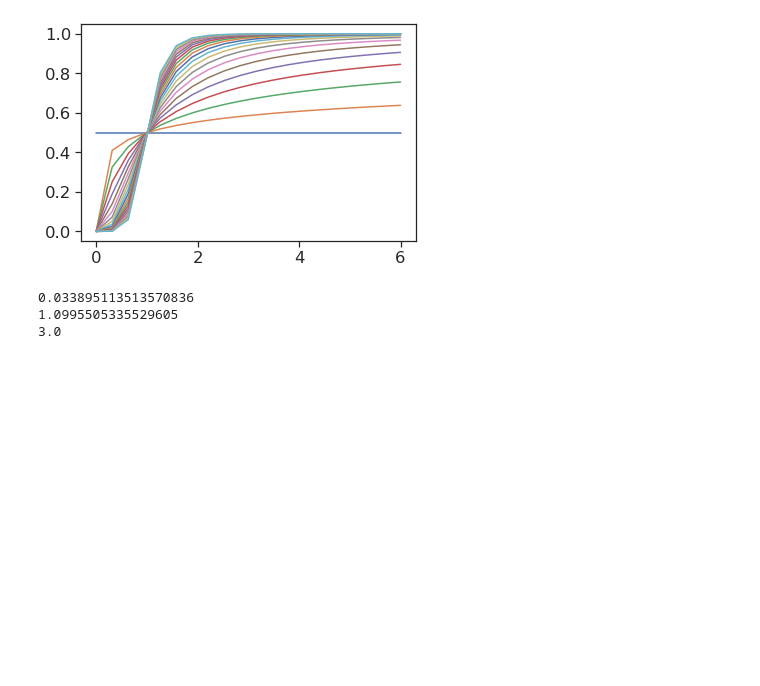
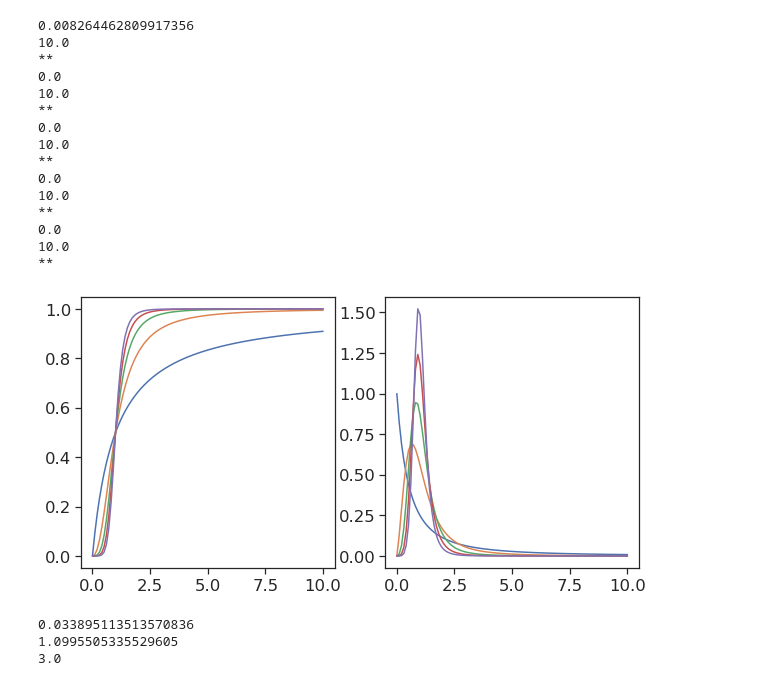
Before and after one commit to chris-price19/cell-mech-memory, a Jupyter notebook: experiment.ipynb, the cells around one changed output. Drawn from its saved outputs; the diff is of its cells as text; code cells hidden in the pictures; blank space fills up the shorter version.

Commit message:
reformat for rate-based
fixed up to but not including plotting the phase diagram w/ trajectory (is this needed anymore?)

```diff
--- a/experiment.ipynb
+++ b/experiment.ipynb
@@ -48,17 +50,42 @@ pd.set_option('display.expand_frame_repr', False, 'display.max_columns', None)
 4.13.0
 3.3.2
 # %%
-nspace = np.linspace(0,6,20)
-xspace = np.linspace(0,6,20)
+nspace = np.linspace(1,6,5)
+xspace = np.linspace(0,10,100)
+
+fig, ax = plt.subplots(1,2,figsize=(10,5))
 
 for ni, nn in enumerate(nspace):
 
     hill = xspace**nn / (1+xspace**nn)
-    plt.plot(xspace, hill)
+    ax[0].plot(xspace, hill)
+
+for ni, nn in enumerate(nspace):
+
+    dhill = nn * xspace**(nn-1)/(xspace**nn + 1)**2
+    ax[1].plot(xspace, dhill)
+    print(np.amin(dhill))
+    print(xspace[int(np.argmin(dhill[30:])+30)])
+    print('**')
 
 plt.show()
 # %% [output]
+0.008264462809917356
+10.0
+**
+0.0
+10.0
+**
+0.0
+10.0
+**
+0.0
+10.0
+**
+0.0
+10.0
+**
-[figure, old version]
+[figure, new version]
 # %%
 params = {}
 mspace = np.linspace(0.1, 5, 100)
```
Also changed, not shown: parts of 3 cells of this notebook, 4 other files.
